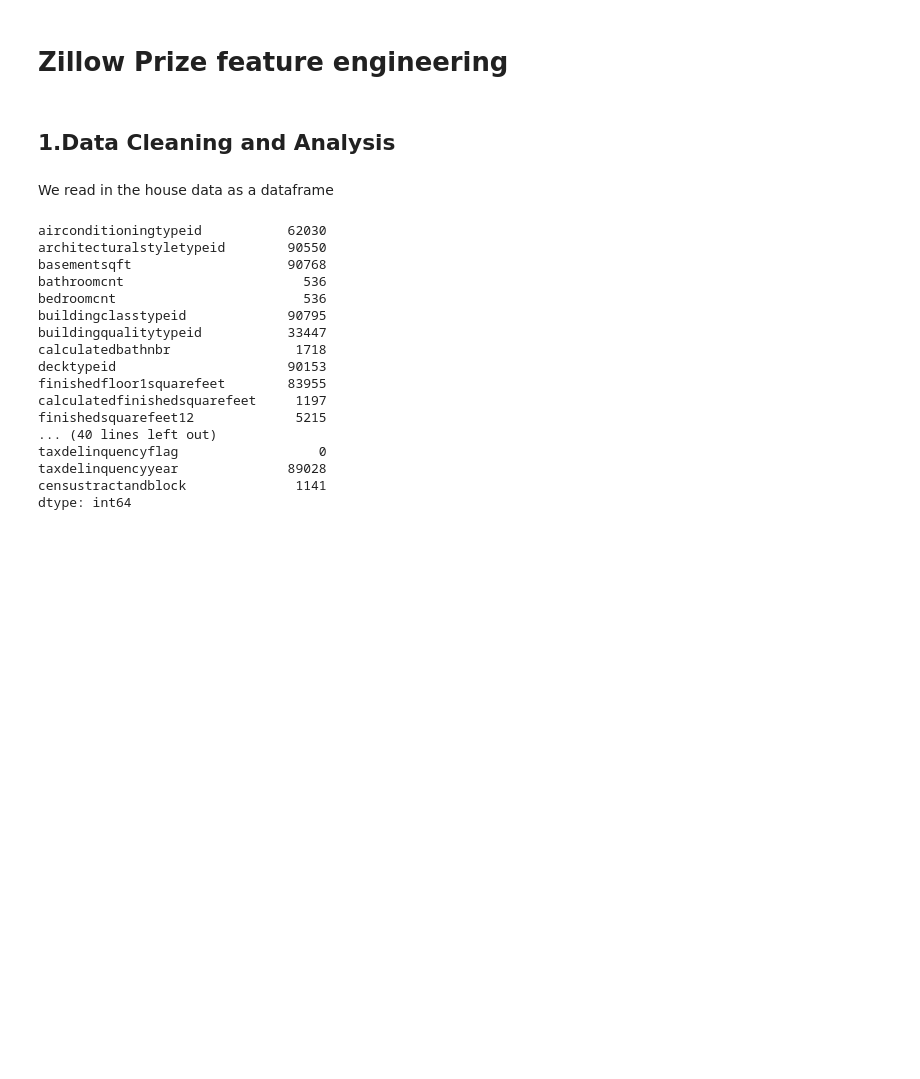
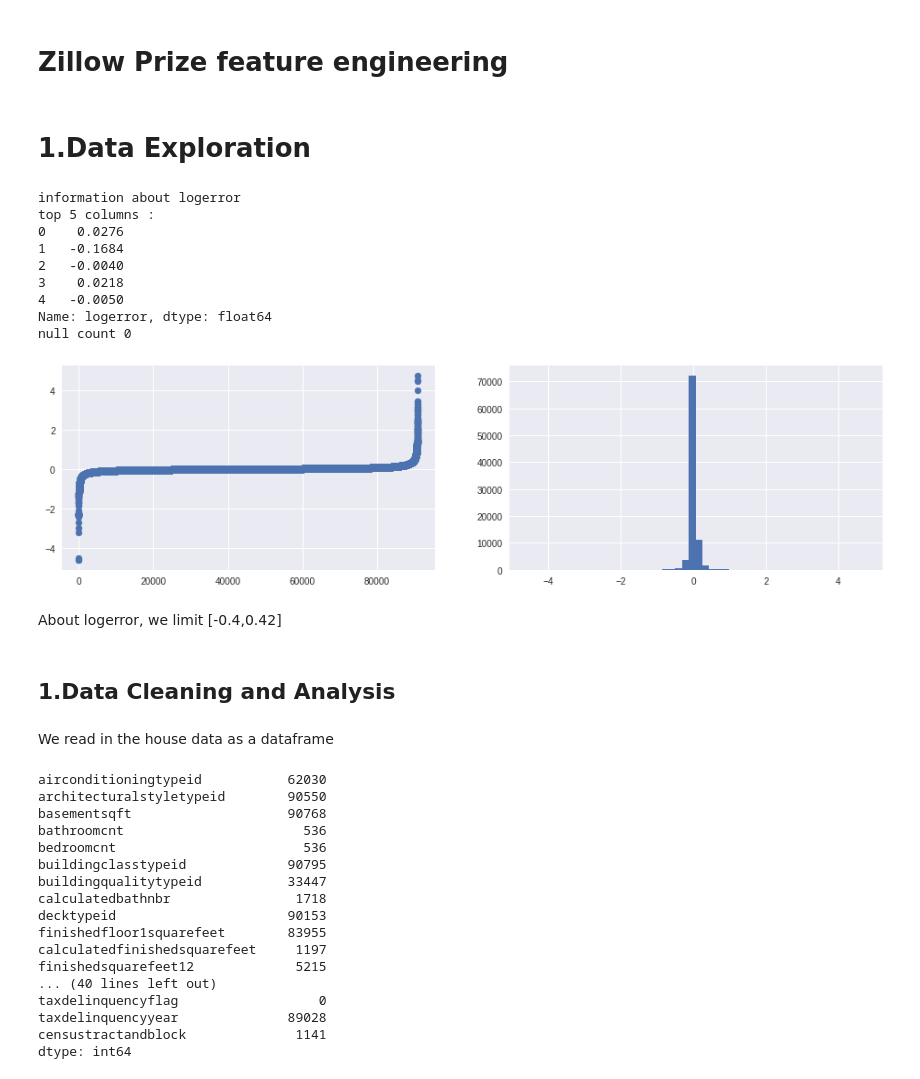
Before and after one commit to lovive/kaggle-1, a Jupyter notebook: zillow-prize/EDA/Zelliow-Prize.ipynb, the cells around one changed output. Drawn from its saved outputs; the diff is of its cells as text; code cells hidden in the pictures; blank space fills up the shorter version.

```diff
--- a/zillow-prize/EDA/Zelliow-Prize.ipynb
+++ b/zillow-prize/EDA/Zelliow-Prize.ipynb
@@ -13,6 +13,40 @@ import matplotlib.pyplot as plt
 import seaborn as sns
 
 %matplotlib inline
+# %% [markdown]
+# 1.Data Exploration
+# %%
+# Analysis feature logerror
+feature = 'logerror'
+
+print "information about %s" % feature
+print "top 5 columns :\n", train_df[feature][:5]
+print "null count %s" % train_df[feature].isnull().sum()
+
+fig = plt.figure()
+fig.set(alpha=0.2)
+fig.set_size_inches(16, 9)
+
+plt.subplot2grid((2,2),(0,0))
+plt.scatter(range(train.shape[0]),np.sort(train[feature].values))
+
+plt.subplot2grid((2,2),(0,1))
+plt.hist(train[feature].values,bins=50)
+
+fig.show()
+# %% [output]
+information about logerror
+top 5 columns :
+0    0.0276
+1   -0.1684
+2   -0.0040
+3    0.0218
+4   -0.0050
+Name: logerror, dtype: float64
+null count 0
+[figure, added]
+# %% [markdown]
+About logerror, we limit [-0.4,0.42]
 # %% [markdown]
 ## 1.Data Cleaning and Analysis
 # %% [markdown]
```
Also changed, not shown: parts of 2 cells of this notebook.
